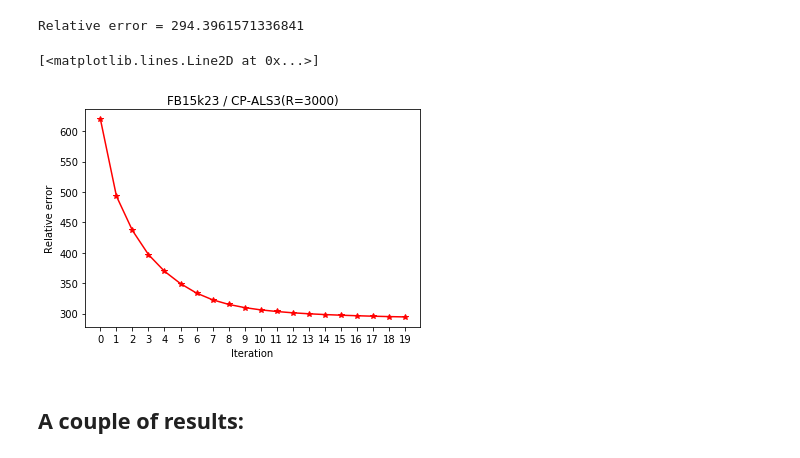
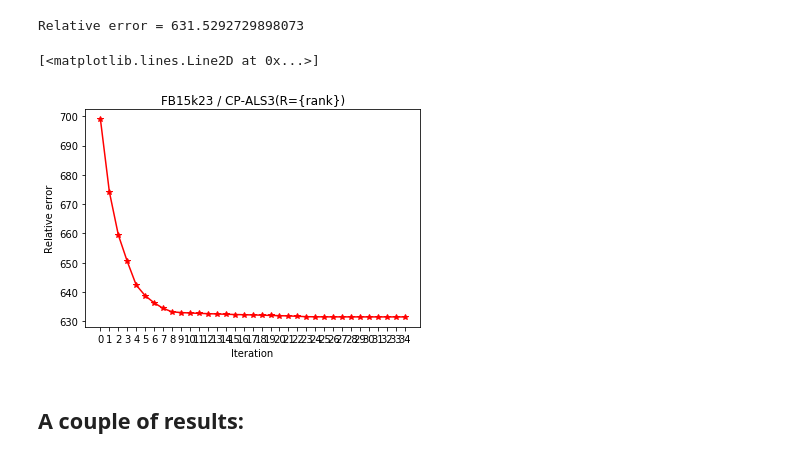
Before and after one commit to AlbMLpy/Relations_Learning, a Jupyter notebook: Link_prediction.ipynb, the cells around one changed output. Saved outputs shown, nothing was run; the diff lists cells and outputs as text; code cells hidden in the pictures.

```diff
--- a/Link_prediction.ipynb
+++ b/Link_prediction.ipynb
@@ -33,11 +31,13 @@ max_iter=20
+# %%
+max_iter = 35
+rank = 40
 # %%
 %%time
 a, b, c, err_arr = cp.cp_als3(
     coords,
     values,
-    nnz=nnz,
     shape=data_shape,
-    rank=3000,
+    rank=rank,
     max_iter=max_iter,
 )
 # %% [output]
@@ -48,7 +48,6 @@ Wall time: 42min 16s
 rerr = cp.sqrt_err_relative(
     coords,
     values,
-    nnz,
     data_shape,
     a,
     b,
@@ -57,16 +56,16 @@ rerr = cp.sqrt_err_relative(
 
 print(f"Relative error = {rerr}")
 # %% [output]
-Relative error = 294.3961571336841
+Relative error = 631.5292729898073
 # %%
 plt.xlabel("Iteration")
 plt.ylabel("Relative error")
-plt.title("FB15k23 / CP-ALS3(R=3000)")
+plt.title("FB15k23 / CP-ALS3(R={rank})")
 plt.xticks(np.arange(max_iter))
 plt.plot(np.arange(max_iter), err_arr[:max_iter], 'r-*')
 # %% [output]
 [<matplotlib.lines.Line2D at 0x...>]
-[figure, old version]
+[figure, new version]
 # %% [markdown]
 ## A couple of results:
 # %%
```
Also changed, not shown: parts of 3 cells of this notebook, 3 other files.
